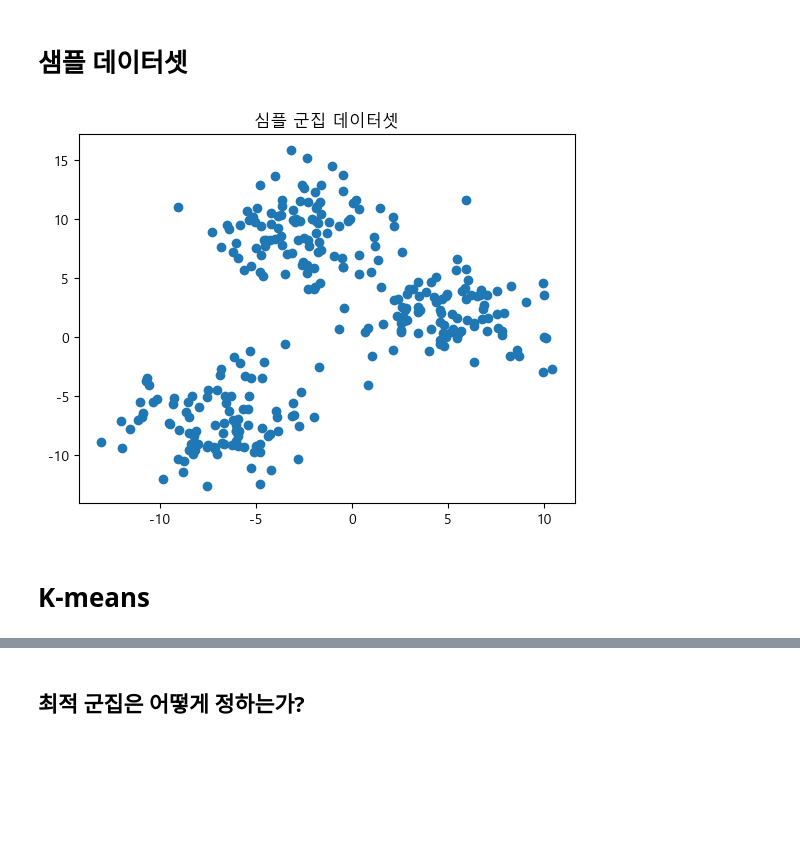
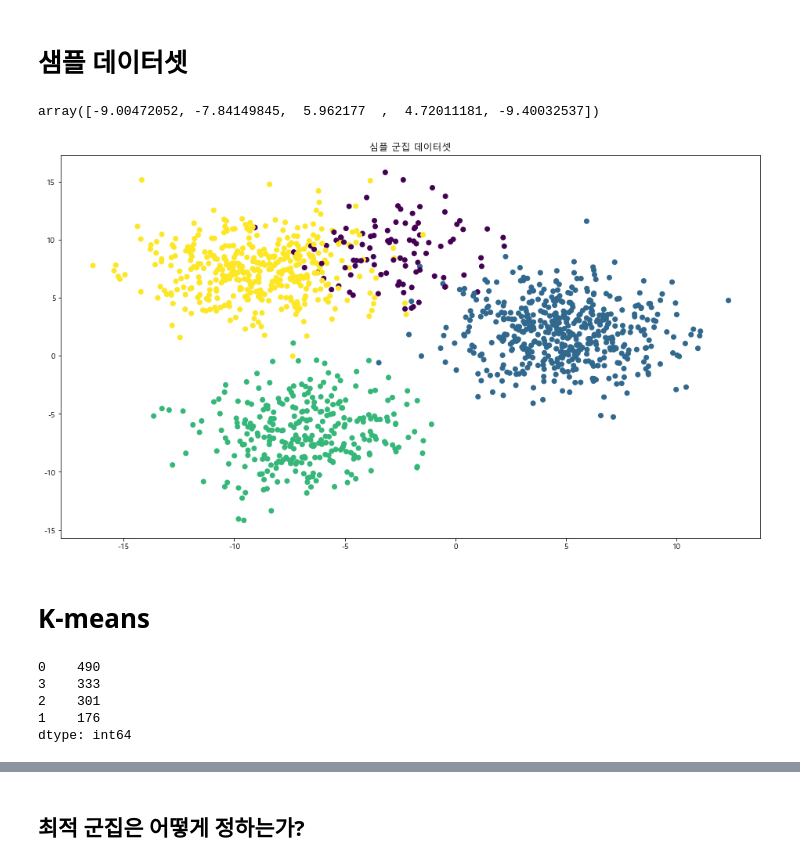
Before and after one commit to pookopook/AIchemist, a Jupyter notebook: ML_lecture/07_python_for_ML/day07_군집분석, 차원축소_정답지.ipynb, the cells around one changed output, grey strips where cells are left out. Saved outputs shown, nothing was run; the diff lists cells and outputs as text; code cells hidden in the pictures; blank space fills up the shorter version.

```diff
--- a/ML_lecture/07_python_for_ML/day07_군집분석, 차원축소_정답지.ipynb
+++ b/ML_lecture/07_python_for_ML/day07_군집분석, 차원축소_정답지.ipynb
@@ -11,18 +11,23 @@ plt.rcParams['font.family'] = 'Malgun Gothic'
 plt.rcParams['axes.unicode_minus'] = False
 # %% [markdown]
 # 샘플 데이터셋
+# %%
+X[:5,1]
+# %% [output]
+array([-9.00472052, -7.84149845,  5.962177  ,  4.72011181, -9.40032537])
 # %%
 from sklearn.datasets import make_blobs
-X, labels = make_blobs(n_samples=300,
+X, labels = make_blobs(n_samples=[100, 500, 300, 400],
                        cluster_std=2.5,
                        random_state=42)
 x = X[:, 0]
 y = X[:, 1]
 
-plt.scatter(x, y)
+plt.figure(figsize = (16,9))
+plt.scatter(x, y, c=labels)
 plt.title('심플 군집 데이터셋')
 plt.show()
 # %% [output]
-[figure, old version]
+[figure, new version]
 # %% [markdown]
 # K-means
@@ -37,0 +40,8 @@ plt.title('KMeans 군집화 결과')
+# %%
+pd.Series(pred).value_counts()
+# %% [output]
+0    490
+3    333
+2    301
+1    176
+dtype: int64
```
Also changed, not shown: parts of 18 cells of this notebook, 13 other files.
